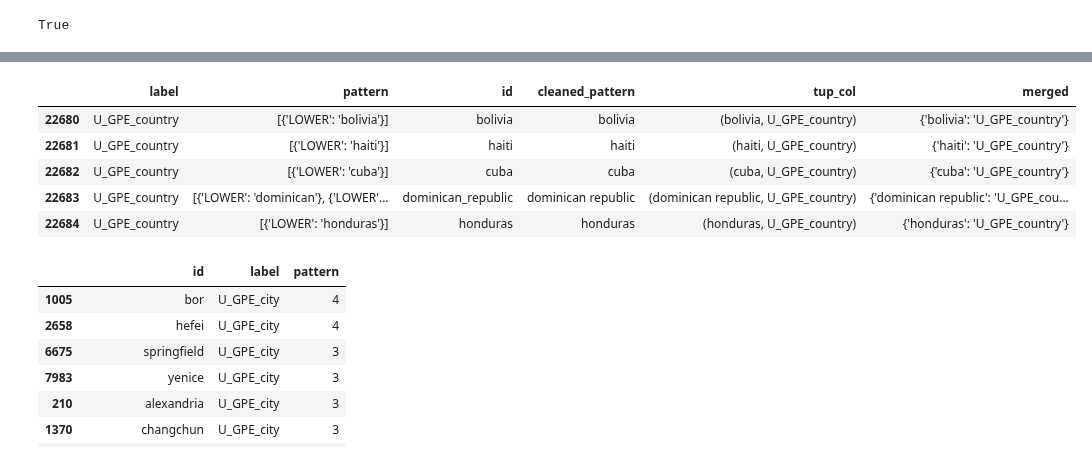
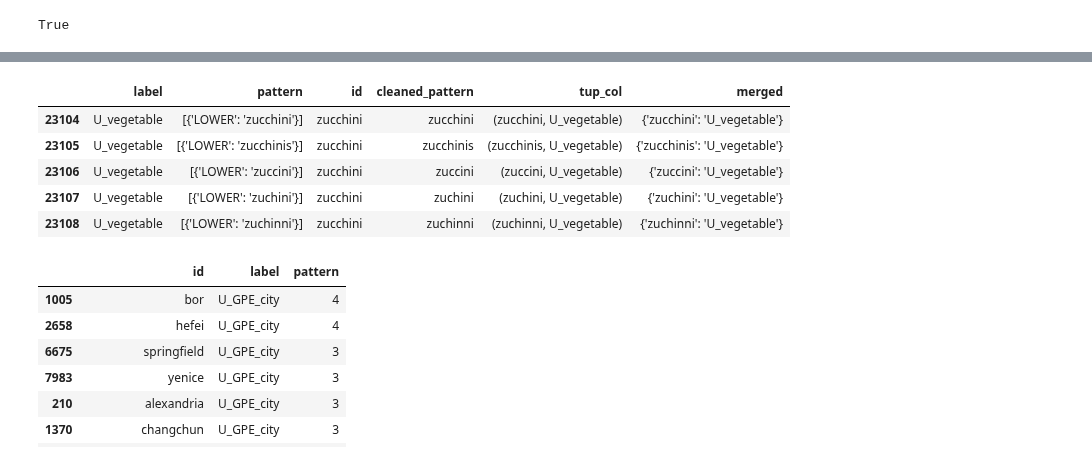
Before and after one commit to ravi-gopalan/DAND_Data_Wrangling, a Jupyter notebook: post_training_processing.ipynb, the cells around one changed output, grey strips where cells are left out. Cells and saved outputs as stored; diff of their text form; code cells hidden in the pictures.

```diff
--- a/post_training_processing.ipynb
+++ b/post_training_processing.ipynb
@@ -176,20 +177,20 @@ def clean_like_objects(text):
 -rw------- 1 root root    6749 Dec 26 18:11 pattern_spice.jsonl
 -rw------- 1 root root    9140 Dec 26 18:11 pattern_vegetable.jsonl
 # %%
-df_pattern = pd.read_json('patterns_2020_01_29.jsonl',lines=True)
+df_pattern = pd.read_json('patterns_2020_01_30.jsonl',lines=True)
 df_pattern['cleaned_pattern'] = df_pattern.pattern.apply(lambda x: cleanse_text(x))
 df_pattern['label'] = 'U_' + df_pattern.label.astype(str)
 df_pattern['tup_col'] = list(zip(df_pattern.cleaned_pattern, df_pattern.label))
 df_pattern['merged'] = df_pattern.apply(lambda row: {row['cleaned_pattern']:row['label']}, axis=1)
 df_pattern.head()
 df_pattern.tail()
 # %% [output]
 |  | label | pattern | id | cleaned_pattern | tup_col | merged |
-| 22680 | U_GPE_country | [{'LOWER': 'bolivia'}] | bolivia | bolivia | (bolivia, U_GPE_country) | {'bolivia': 'U_GPE_country'} |
-| 22681 | U_GPE_country | [{'LOWER': 'haiti'}] | haiti | haiti | (haiti, U_GPE_country) | {'haiti': 'U_GPE_country'} |
-| 22682 | U_GPE_country | [{'LOWER': 'cuba'}] | cuba | cuba | (cuba, U_GPE_country) | {'cuba': 'U_GPE_country'} |
-| 22683 | U_GPE_country | [{'LOWER': 'dominican'}, {'LOWER'... | dominican_republic | dominican republic | (dominican republic, U_GPE_country) | {'dominican republic': 'U_GPE_cou... |
-| 22684 | U_GPE_country | [{'LOWER': 'honduras'}] | honduras | honduras | (honduras, U_GPE_country) | {'honduras': 'U_GPE_country'} |
+| 23104 | U_vegetable | [{'LOWER': 'zucchini'}] | zucchini | zucchini | (zucchini, U_vegetable) | {'zucchini': 'U_vegetable'} |
+| 23105 | U_vegetable | [{'LOWER': 'zucchinis'}] | zucchini | zucchinis | (zucchinis, U_vegetable) | {'zucchinis': 'U_vegetable'} |
+| 23106 | U_vegetable | [{'LOWER': 'zuccini'}] | zucchini | zuccini | (zuccini, U_vegetable) | {'zuccini': 'U_vegetable'} |
+| 23107 | U_vegetable | [{'LOWER': 'zuchini'}] | zucchini | zuchini | (zuchini, U_vegetable) | {'zuchini': 'U_vegetable'} |
+| 23108 | U_vegetable | [{'LOWER': 'zuchinni'}] | zucchini | zuchinni | (zuchinni, U_vegetable) | {'zuchinni': 'U_vegetable'} |
 # %%
 df_pattern.query('label=="U_GPE_city"').groupby(['id','label'],as_index=False)['pattern'].count().sort_values('pattern',ascending=False).head(40)
 # %% [output]
```
Also changed, not shown: parts of 30 cells of this notebook.
